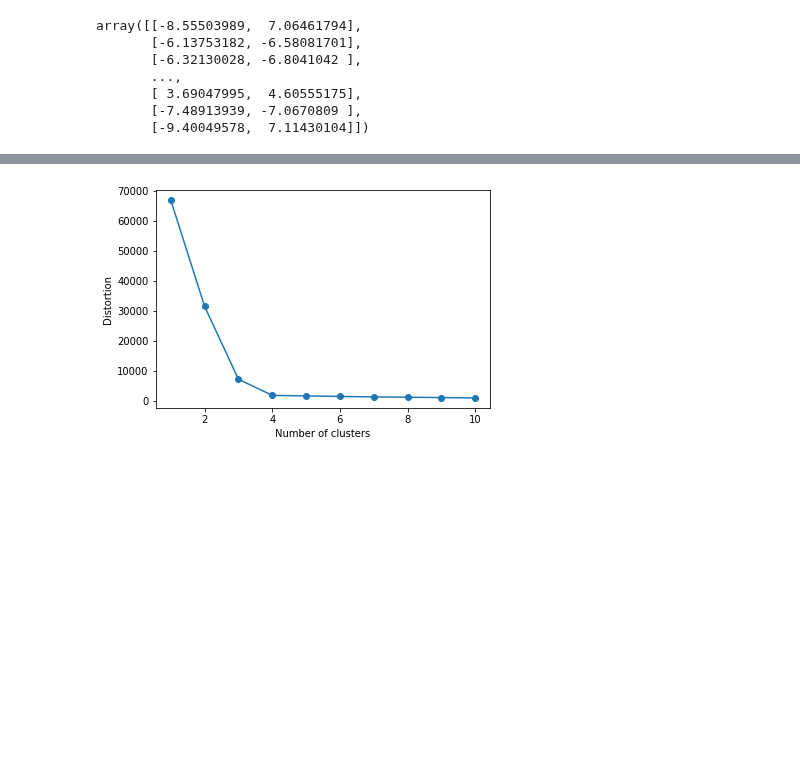
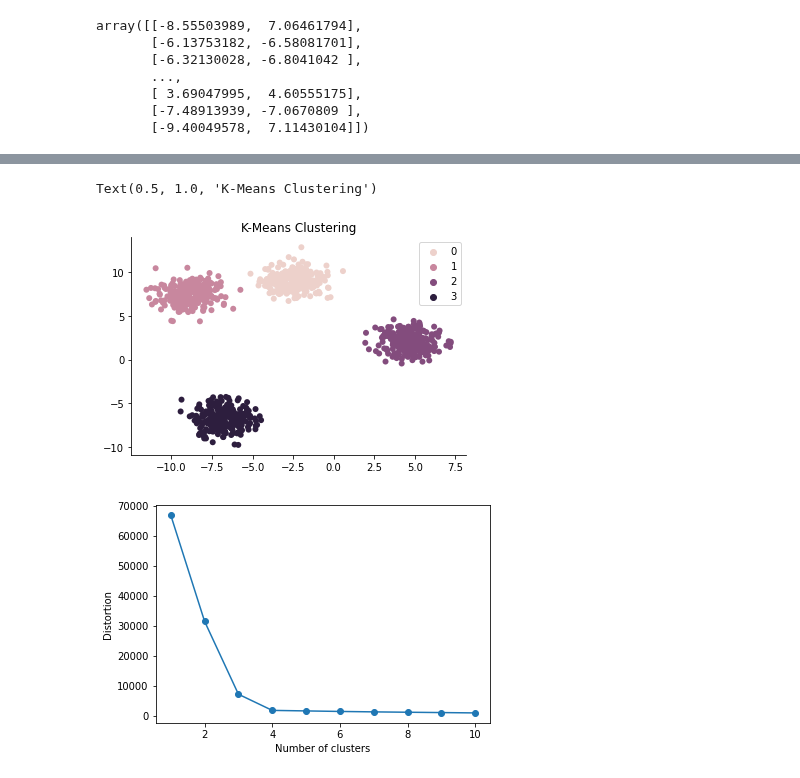
Before and after one commit to mouzkolit/NeuroBeginner, a Jupyter notebook: Scripts/Basic Clustering.ipynb, the cells around one changed output, grey strips where cells are left out. Saved outputs shown, nothing was run; the diff lists cells and outputs as text; code cells hidden in the pictures; blank space fills up the shorter version.

```diff
--- a/Scripts/Basic Clustering.ipynb
+++ b/Scripts/Basic Clustering.ipynb
@@ -44,3 +54,12 @@ plt.savefig("Kmeans_predicted.pdf", dpi = 500)
+# %%
+# Draw the Plot
+fig, ax = plt.subplots()
+sns.despine()
+sns.scatterplot(x = X[:,0], y = X[:,1], hue = y_km, linewidth = 0)
+plt.title("K-Means Clustering")
+# %% [output]
+Text(0.5, 1.0, 'K-Means Clustering')
+[figure, added]
 # %%
 # typicall way of extracting data is the elbow point
 distortions = []
```
Also changed, not shown: parts of 5 cells of this notebook, 9 other files.
